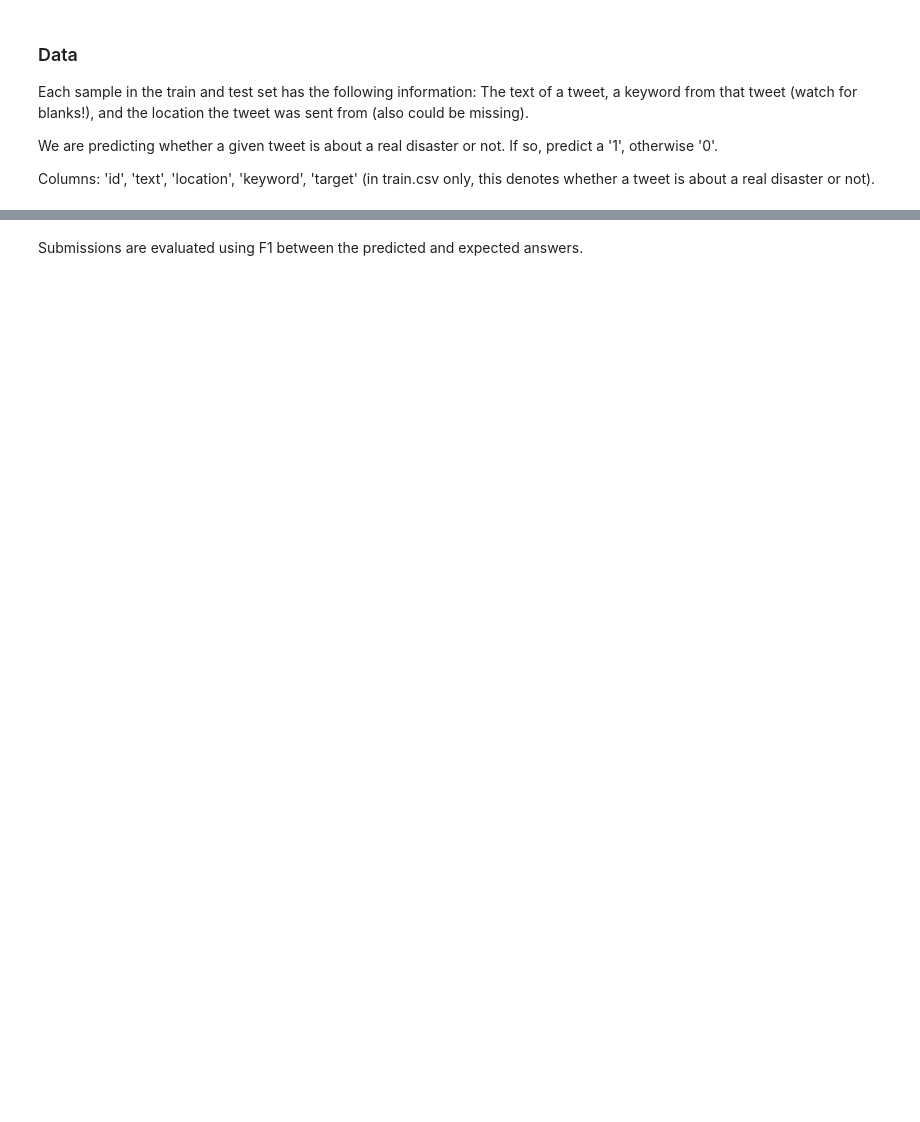
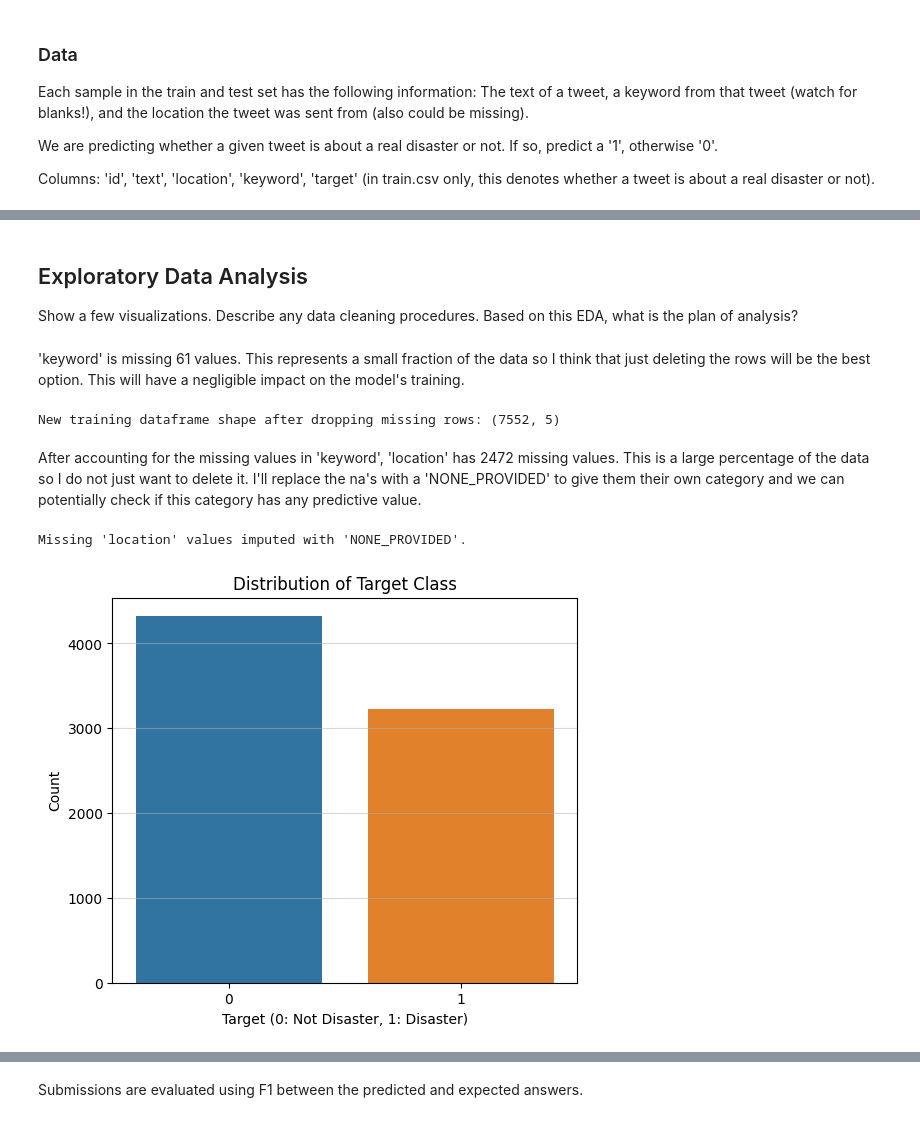
Before and after one commit to sseggeb/NLP_Disaster_Tweets, a Jupyter notebook: notebook.ipynb, the cells around one changed output, grey strips where cells are left out. Drawn from its saved outputs; the diff is of its cells as text; code cells hidden in the pictures; blank space fills up the shorter version.

Commit message:
Kaggle Notebook | SS_5511_W4 | Version 1

```diff
--- a/notebook.ipynb
+++ b/notebook.ipynb
@@ -21,0 +35,3 @@ Columns: 'id', 'text', 'location', 'keyword', 'target' (in train.csv only, this
+# %%
+# load the training dataset
+df_train = pd.read_csv("/kaggle/input/nlp-getting-started/train.csv")
@@ -21,0 +67,32 @@ Columns: 'id', 'text', 'location', 'keyword', 'target' (in train.csv only, this
+# %% [markdown]
+## Exploratory Data Analysis
+Show a few visualizations.  Describe any data cleaning procedures.  Based on this EDA, what is the plan of analysis?
+# %% [markdown]
+'keyword' is missing 61 values.  This represents a small fraction of the data so I think that just deleting the rows
+ will be the best option.  This will have a negligible impact on the model's training.
+# %%
+# Handle missing values from 'keyword'
+df_train.dropna(subset=['keyword'], inplace=True)
+print(f"New training dataframe shape after dropping missing rows: {df_train.shape}")
+# %% [output]
+New training dataframe shape after dropping missing rows: (7552, 5)
+# %% [markdown]
+After accounting for the missing values in 'keyword', 'location' has 2472 missing values.  This is a large percentage of the data so I do not just want to delete it.  I'll replace the na's with a 'NONE_PROVIDED' to give them their own category and we can potentially check if this category has any predictive value.
+# %%
+# Handle missing values from 'location'
+df_train['location'] = df_train['location'].fillna('NONE_PROVIDED')
+print("Missing 'location' values imputed with 'NONE_PROVIDED'.")
+# %% [output]
+Missing 'location' values imputed with 'NONE_PROVIDED'.
+# %%
+# Check the balance of the target classes using a count plot
+plt.figure(figsize=(6,5))
+sns.countplot(x='target', data=df_train)
+plt.title('Distribution of Target Class')
+plt.xlabel('Target (0: Not Disaster, 1: Disaster)')
+plt.ylabel('Count')
+plt.xticks([0,1])
+plt.grid(axis='y', alpha = 0.5)
+plt.show()
+# %% [output]
+[figure, added]
```
Also changed, not shown: parts of 27 cells of this notebook.
